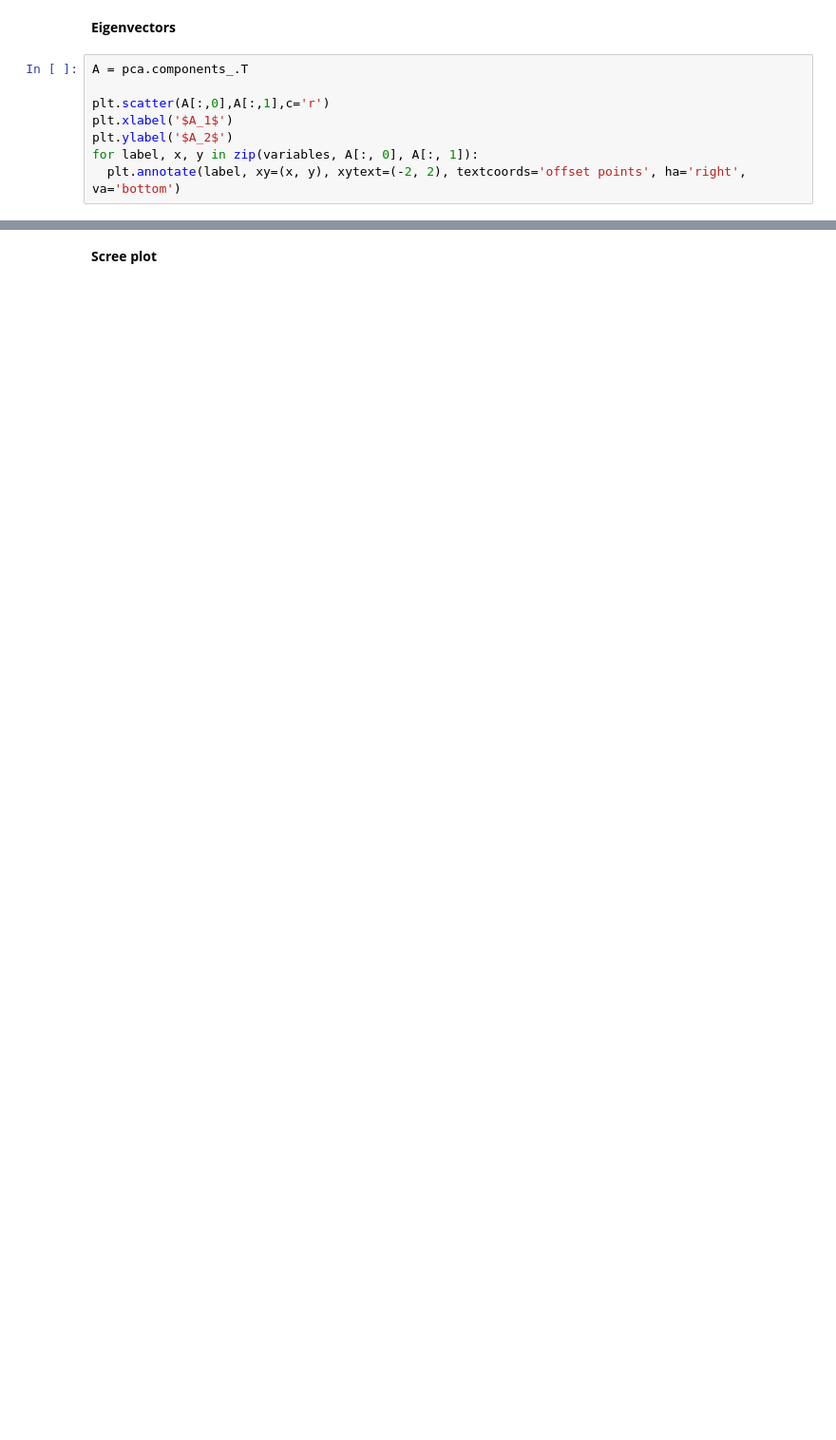
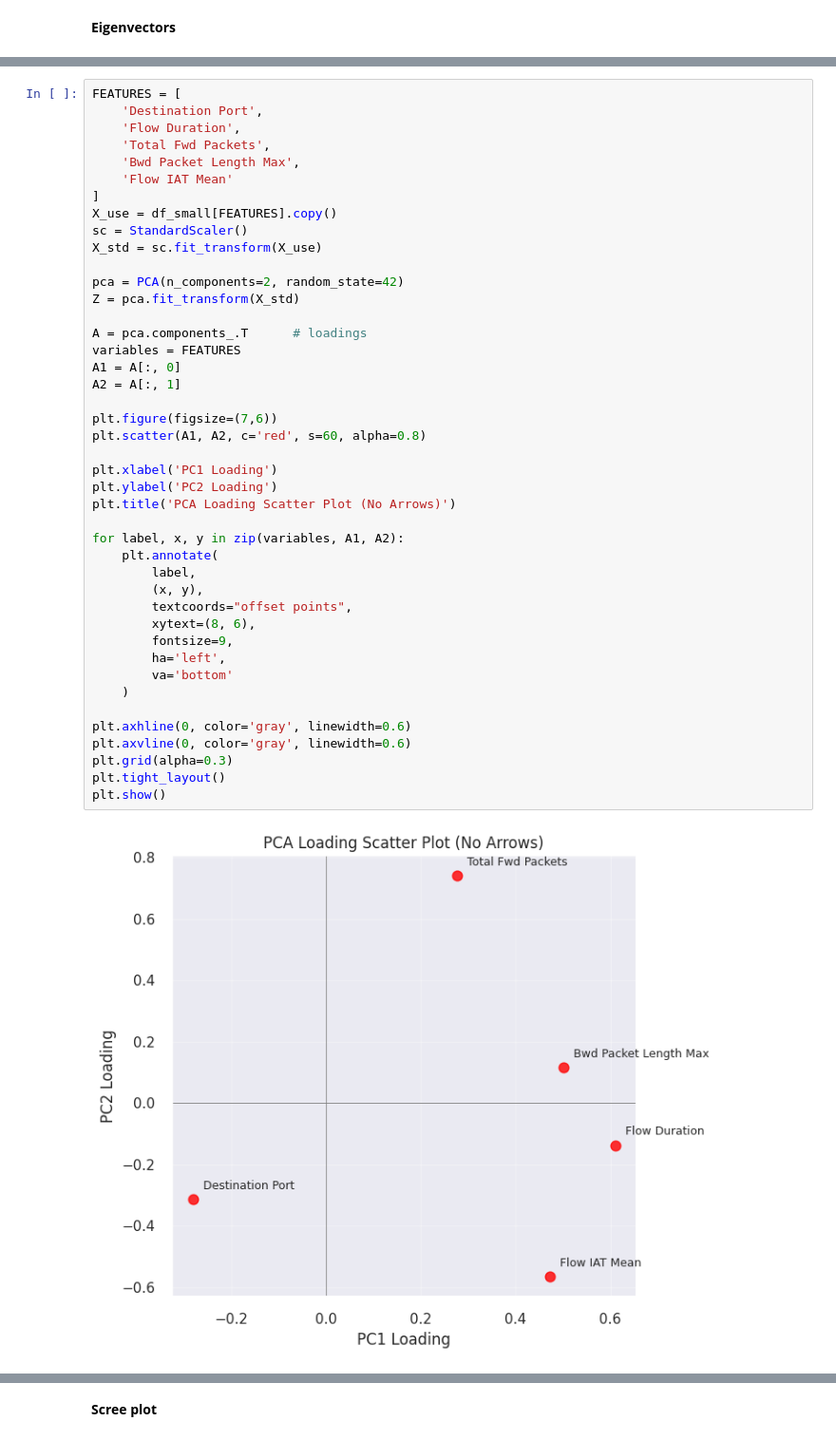
Before and after one commit to Ola-Steeve/INSE6220, a Jupyter notebook: Sample Project Classification with PyCaret.ipynb, the cells around one changed output, grey strips where cells are left out. Shown at 95% size. Drawn from its saved outputs; the diff is of its cells as text; blank space fills up the shorter version.

```diff
--- a/Sample Project Classification with PyCaret.ipynb
+++ b/Sample Project Classification with PyCaret.ipynb
@@ -329,10 +317,2 @@ plt.show()
 # %% [markdown]
 **Eigenvectors**
-# %%
-A = pca.components_.T
-
-plt.scatter(A[:,0],A[:,1],c='r')
-plt.xlabel('$A_1$')
-plt.ylabel('$A_2$')
-for label, x, y in zip(variables, A[:, 0], A[:, 1]):
-  plt.annotate(label, xy=(x, y), xytext=(-2, 2), textcoords='offset points', ha='right', va='bottom')
@@ -341,3 +319,48 @@ for label, x, y in zip(variables, A[:, 0], A[:, 1]):
+# %%
+FEATURES = [
+    'Destination Port',
+    'Flow Duration',
+    'Total Fwd Packets',
+    'Bwd Packet Length Max',
+    'Flow IAT Mean'
+]
+X_use = df_small[FEATURES].copy()
+sc = StandardScaler()
+X_std = sc.fit_transform(X_use)
+
+pca = PCA(n_components=2, random_state=42)
+Z = pca.fit_transform(X_std)
+
+A = pca.components_.T      # loadings
+variables = FEATURES
+A1 = A[:, 0]
+A2 = A[:, 1]
+
+plt.figure(figsize=(7,6))
+plt.scatter(A1, A2, c='red', s=60, alpha=0.8)
+
+plt.xlabel('PC1 Loading')
+plt.ylabel('PC2 Loading')
+plt.title('PCA Loading Scatter Plot (No Arrows)')
+
+for label, x, y in zip(variables, A1, A2):
+    plt.annotate(
+        label,
+        (x, y),
+        textcoords="offset points",
+        xytext=(8, 6),
+        fontsize=9,
+        ha='left',
+        va='bottom'
+    )
+
+plt.axhline(0, color='gray', linewidth=0.6)
+plt.axvline(0, color='gray', linewidth=0.6)
+plt.grid(alpha=0.3)
+plt.tight_layout()
+plt.show()
+# %% [output]
+[figure, added]
 # %%
 A1 = A[:, 0]
 A2 = A[:, 1]
```
Also changed, not shown: parts of 24 cells of this notebook.
